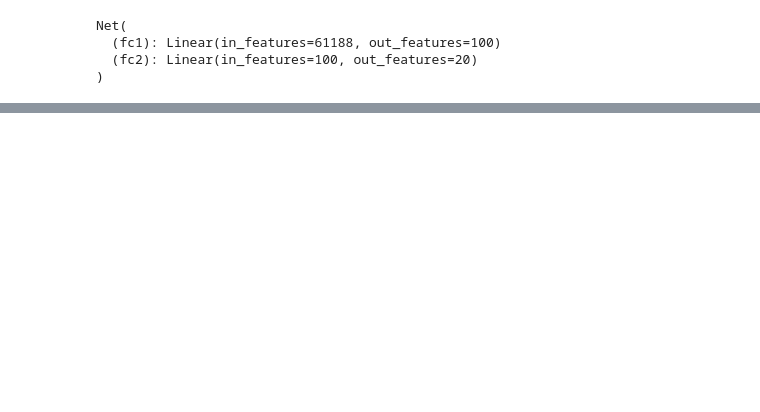
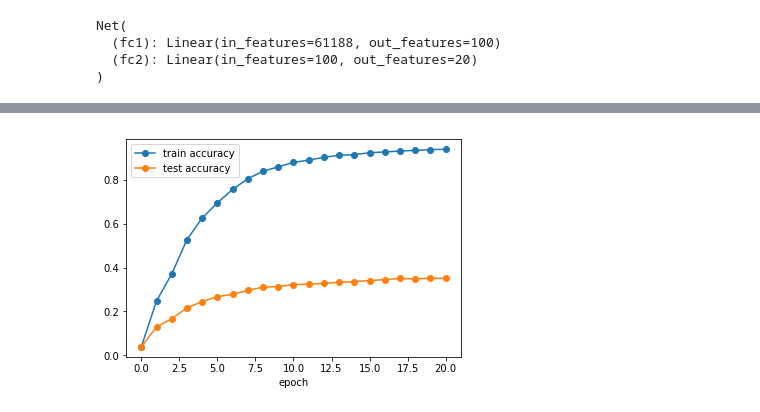
Before and after one commit to afcarl/IFT6135H18, a Jupyter notebook: Problem2.ipynb, the cells around one changed output, grey strips where cells are left out. Cells and saved outputs as stored; diff of their text form; code cells hidden in the pictures; blank space fills up the shorter version.

```diff
--- a/Problem2.ipynb
+++ b/Problem2.ipynb
@@ -148,0 +218,17 @@ Finished Training
+# %%
+def make_standard(X, X_raw, epsilon=1e-5):
+    word_list = X_raw.groupby('word')['count'].apply(list)
+    word_stddevs = word_list.apply(lambda x: np.std(x)).to_dict()
+    word_means = word_list.apply(lambda x: np.mean(x)).to_dict()
+    X_stan = X.apply(lambda x: {i : (j-word_means[i])/(word_stddevs[i] + epsilon) for i, j in x.items()})
+    return X_stan
+# %%
+X_stan_train = make_standard(X_train, X_train_raw)
+X_stan_test = make_standard(X_test, X_test_raw)
+# %%
+nets_stan, accuracies_train_stan, accuracies_test_stan = model(X_train=X_stan_train,
+                                                              X_test=X_stan_test,
+                                                              Y_train=Y_train, Y_test=Y_test,
+                                                              n_epochs=20,
+                                                              #mini_batch_size=64,
+                                                              lr=0.01)
@@ -148,0 +253,8 @@ Finished Training
+# %%
+plt.plot(accuracies_train_stan, '-o', label='train accuracy')
+plt.plot(accuracies_test_stan, '-o', label='test accuracy')
+plt.xlabel('epoch')
+plt.legend()
+plt.show()
+# %% [output]
+[figure, added]
```
Also changed, not shown: parts of 16 cells of this notebook.
